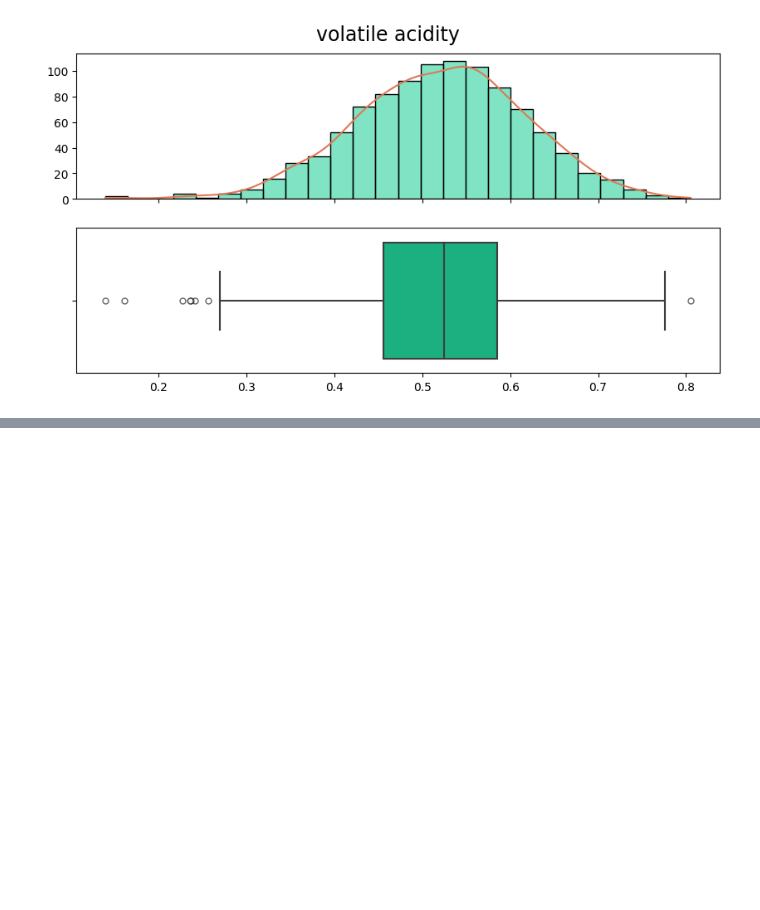
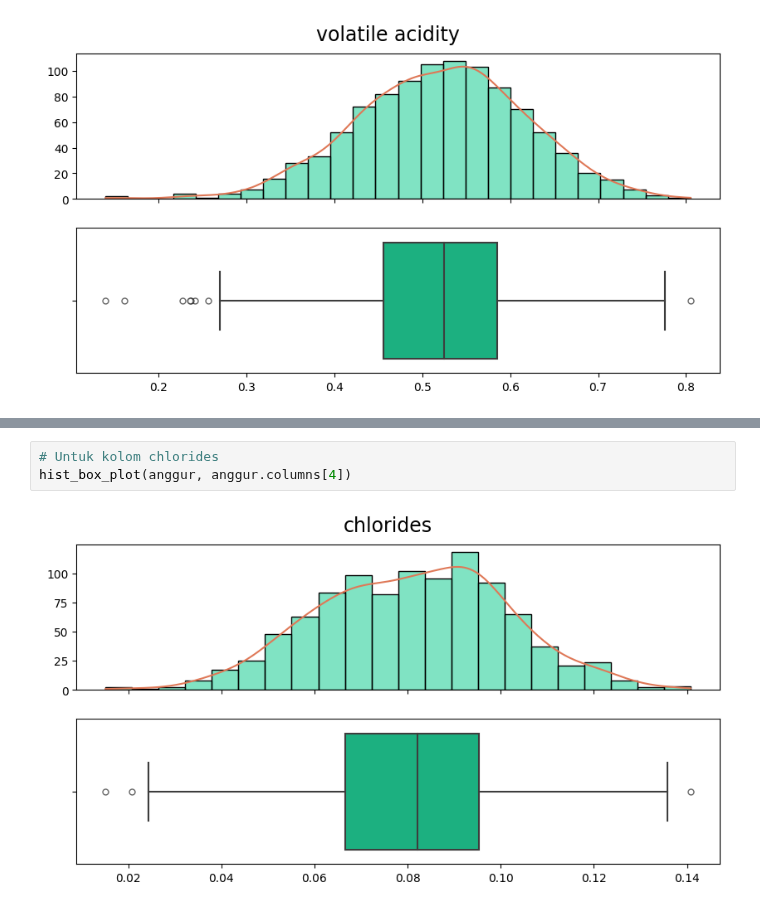
Before and after one commit to SaddamAnnais/K1-T1-IF2220-13521099, a Jupyter notebook: main.ipynb, the cells around one changed output, grey strips where cells are left out. Cells and saved outputs as stored; diff of their text form; blank space fills up the shorter version.

```diff
--- a/main.ipynb
+++ b/main.ipynb
@@ -71,0 +93,5 @@ hist_box_plot(anggur, anggur.columns[1])
+# %%
+# Untuk kolom chlorides
+hist_box_plot(anggur, anggur.columns[4])
+# %% [output]
+[figure, added]
```
Also changed, not shown: parts of 22 cells of this notebook.
